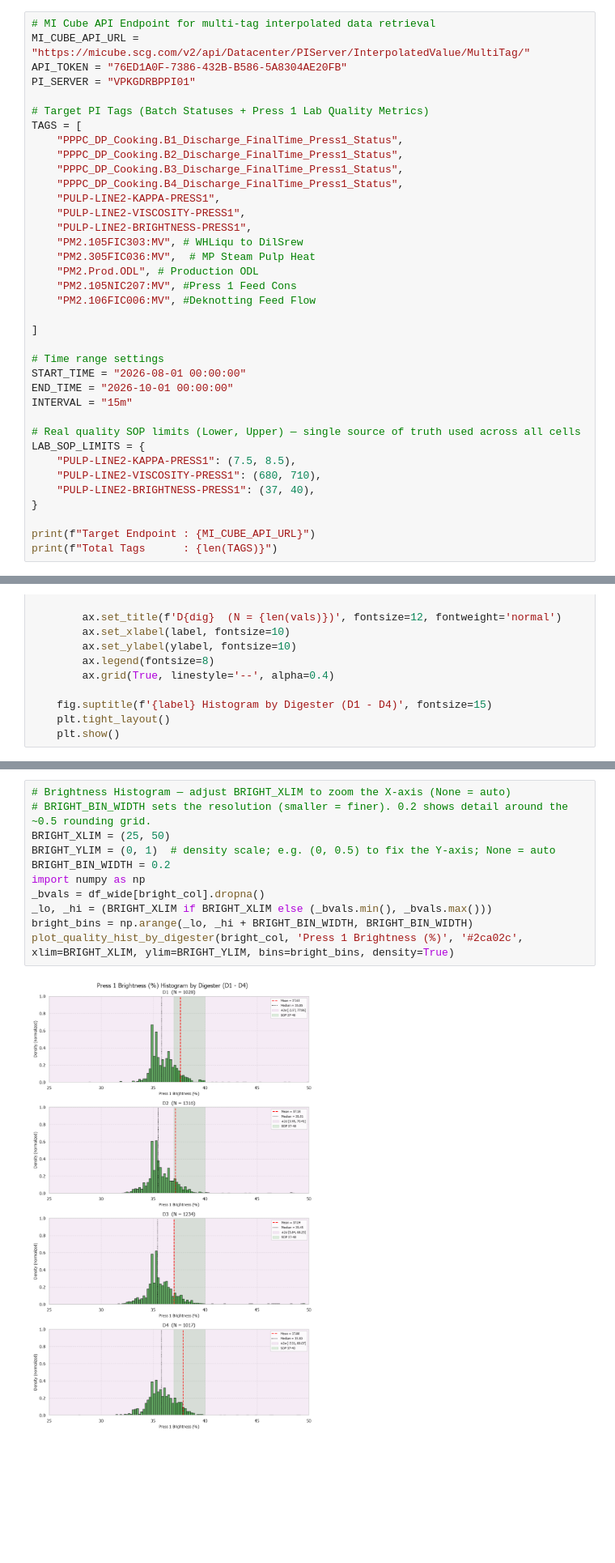
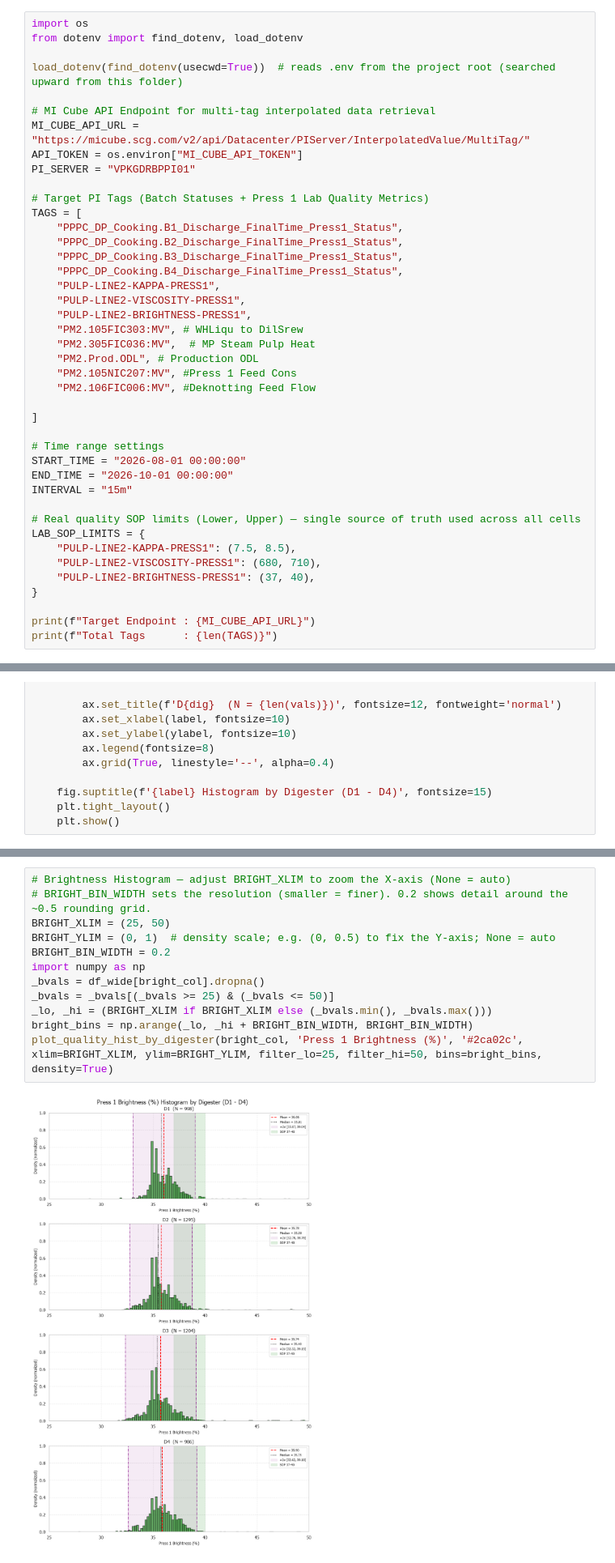
Before and after one commit to chinnput/dp-cooking-odl-analyzer, a Jupyter notebook: DP Cooking ODL Analyzer/Lab_Analysis/realtime_pi_press1_analysis.ipynb, the cells around one changed output, grey strips where cells are left out. Shown at 81% size. Cells and saved outputs as stored; diff of their text form; blank space fills up the shorter version.

```diff
--- a/DP Cooking ODL Analyzer/Lab_Analysis/realtime_pi_press1_analysis.ipynb
+++ b/DP Cooking ODL Analyzer/Lab_Analysis/realtime_pi_press1_analysis.ipynb
@@ -24,9 +24,14 @@ print(" Libraries imported successfully.")
 # %% [markdown]
 ## 1. Configure API Endpoint & Target PI Tags
 # %%
+import os
+from dotenv import find_dotenv, load_dotenv
+
+load_dotenv(find_dotenv(usecwd=True))  # reads .env from the project root (searched upward from this folder)
+
 # MI Cube API Endpoint for multi-tag interpolated data retrieval
 MI_CUBE_API_URL = "https://micube.scg.com/v2/api/Datacenter/PIServer/InterpolatedValue/MultiTag/"
-API_TOKEN = "76ED1A0F-7386-432B-B586-5A8304AE20FB"
+API_TOKEN = os.environ["MI_CUBE_API_TOKEN"]
 PI_SERVER = "VPKGDRBPPI01"
 
 # Target PI Tags (Batch Statuses + Press 1 Lab Quality Metrics)
@@ -528,13 +581,14 @@ plot_quality_hist_by_digester(visc_col, 'Press 1 Viscosity (cm3/g)', '#ff7f0e',
 # %%
 # Brightness Histogram — adjust BRIGHT_XLIM to zoom the X-axis (None = auto)
 # BRIGHT_BIN_WIDTH sets the resolution (smaller = finer). 0.2 shows detail around the ~0.5 rounding grid.
 BRIGHT_XLIM = (25, 50)
 BRIGHT_YLIM = (0, 1)  # density scale; e.g. (0, 0.5) to fix the Y-axis; None = auto
 BRIGHT_BIN_WIDTH = 0.2
 import numpy as np
 _bvals = df_wide[bright_col].dropna()
+_bvals = _bvals[(_bvals >= 25) & (_bvals <= 50)]
 _lo, _hi = (BRIGHT_XLIM if BRIGHT_XLIM else (_bvals.min(), _bvals.max()))
 bright_bins = np.arange(_lo, _hi + BRIGHT_BIN_WIDTH, BRIGHT_BIN_WIDTH)
-plot_quality_hist_by_digester(bright_col, 'Press 1 Brightness (%)', '#2ca02c', xlim=BRIGHT_XLIM, ylim=BRIGHT_YLIM, bins=bright_bins, density=True)
+plot_quality_hist_by_digester(bright_col, 'Press 1 Brightness (%)', '#2ca02c', xlim=BRIGHT_XLIM, ylim=BRIGHT_YLIM, filter_lo=25, filter_hi=50, bins=bright_bins, density=True)
 # %% [output]
-[figure, old version]
+[figure, new version]
```
Also changed, not shown: parts of 5 cells of this notebook, 21 other files.
